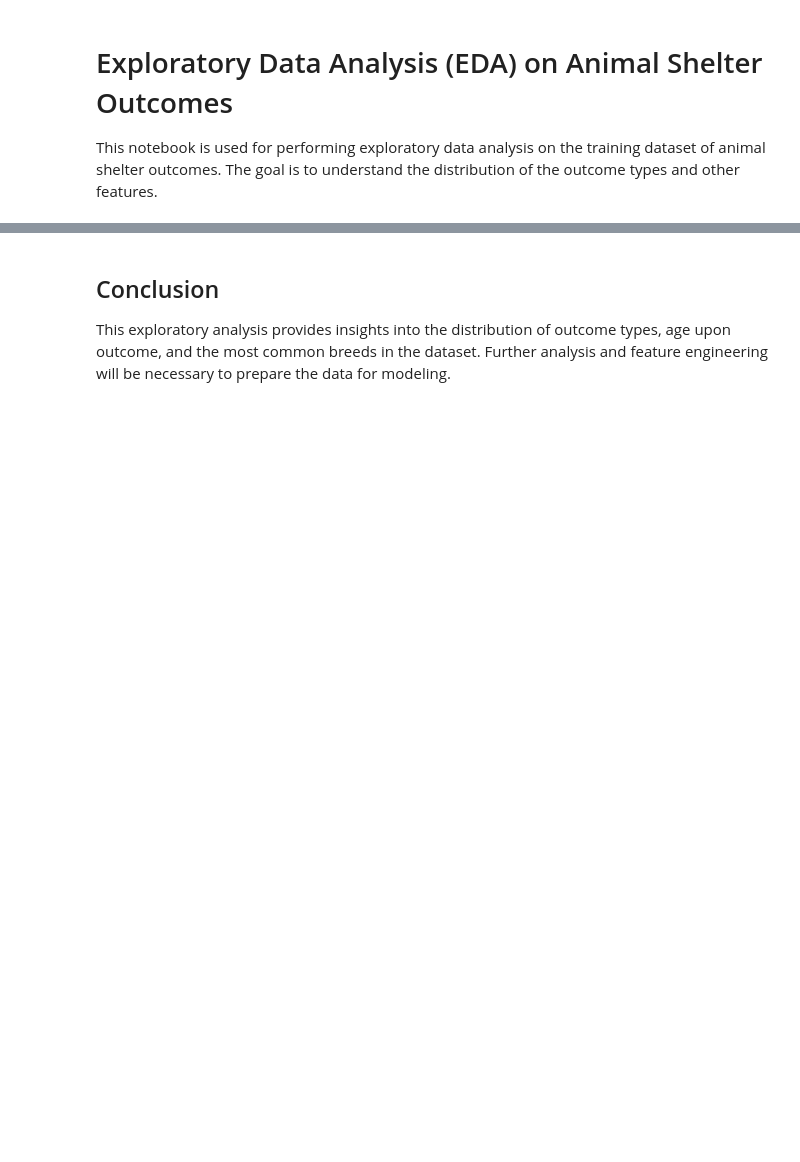
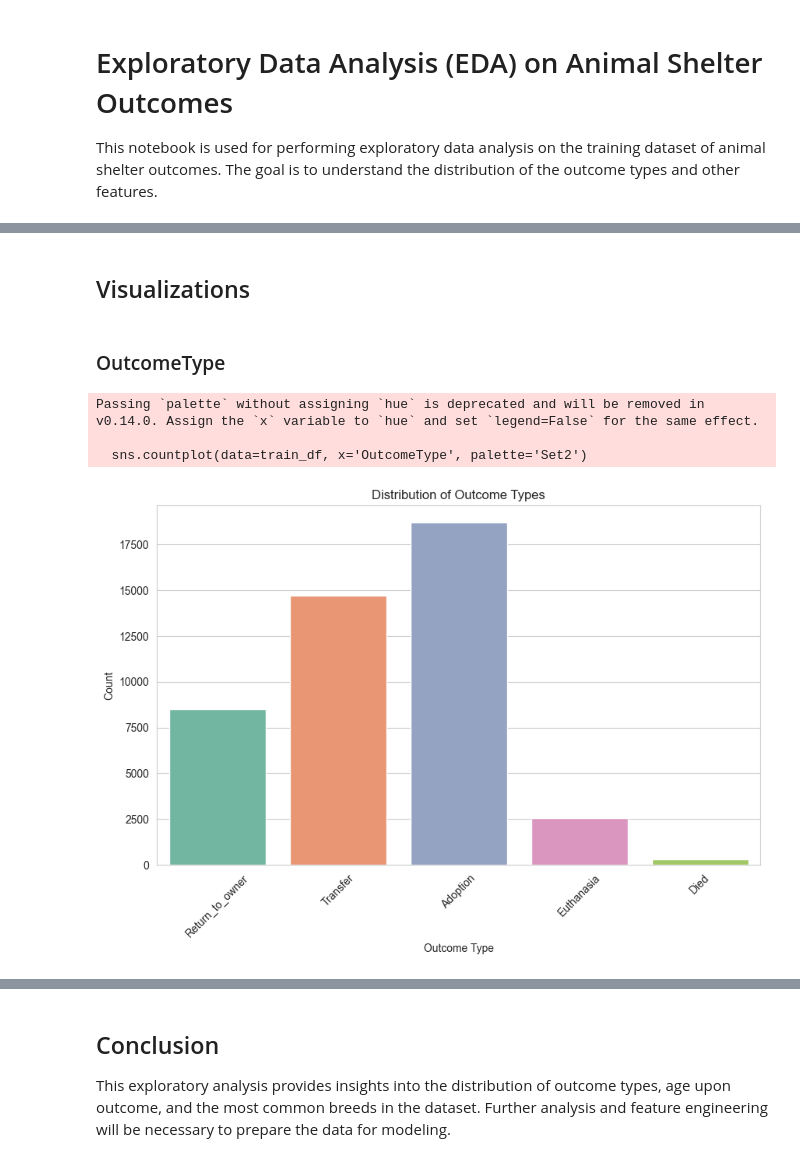
Before and after one commit to sandeepsanyal/Shelter-Animal-Outcomes, a Jupyter notebook: notebooks/exploratory_analysis.ipynb, the cells around one changed output, grey strips where cells are left out. Drawn from its saved outputs; the diff is of its cells as text; code cells hidden in the pictures; blank space fills up the shorter version.

Commit message:
update_code
- started exploratory analysis
- updated data_processing

```diff
--- a/notebooks/exploratory_analysis.ipynb
+++ b/notebooks/exploratory_analysis.ipynb
@@ -4,0 +7,2 @@ This notebook is used for performing exploratory data analysis on the training d
+# %%
+home_dir = r"/Users/shreya/Github/Shelter-Animal-Outcomes-by-kaggle.com"
@@ -12,6 +24,11 @@ sns.set_style('whitegrid')
 # %%
-# Load the training dataset
-train_data = pd.read_csv('../data/train.csv')
+# Load and process training dataset
+train_df = data_processing.process_data(
+    home_dir=home_dir,
+    data_file=r"train",
+    AnimalID=r"AnimalID",
+    dep_var=r"OutcomeType"
+)
 
 # Display the first few rows of the dataset
-train_data.head()
+train_df.head()
@@ -25,10 +46,19 @@ missing_values[missing_values > 0]
+# %% [markdown]
+## Visualizations
+# %% [markdown]
+### OutcomeType
 # %%
 # Visualize the distribution of OutcomeType
 plt.figure(figsize=(10, 6))
-sns.countplot(data=train_data, x='OutcomeType', palette='Set2')
+sns.countplot(data=train_df, x='OutcomeType', palette='Set2')
 plt.title('Distribution of Outcome Types')
 plt.xlabel('Outcome Type')
 plt.ylabel('Count')
 plt.xticks(rotation=45)
 plt.show()
+# %% [output]
+Passing `palette` without assigning `hue` is deprecated and will be removed in v0.14.0. Assign the `x` variable to `hue` and set `legend=False` for the same effect.
+
+  sns.countplot(data=train_df, x='OutcomeType', palette='Set2')
+[figure, added]
 # %%
```
Also changed, not shown: parts of 9 cells of this notebook, 1 other file.
